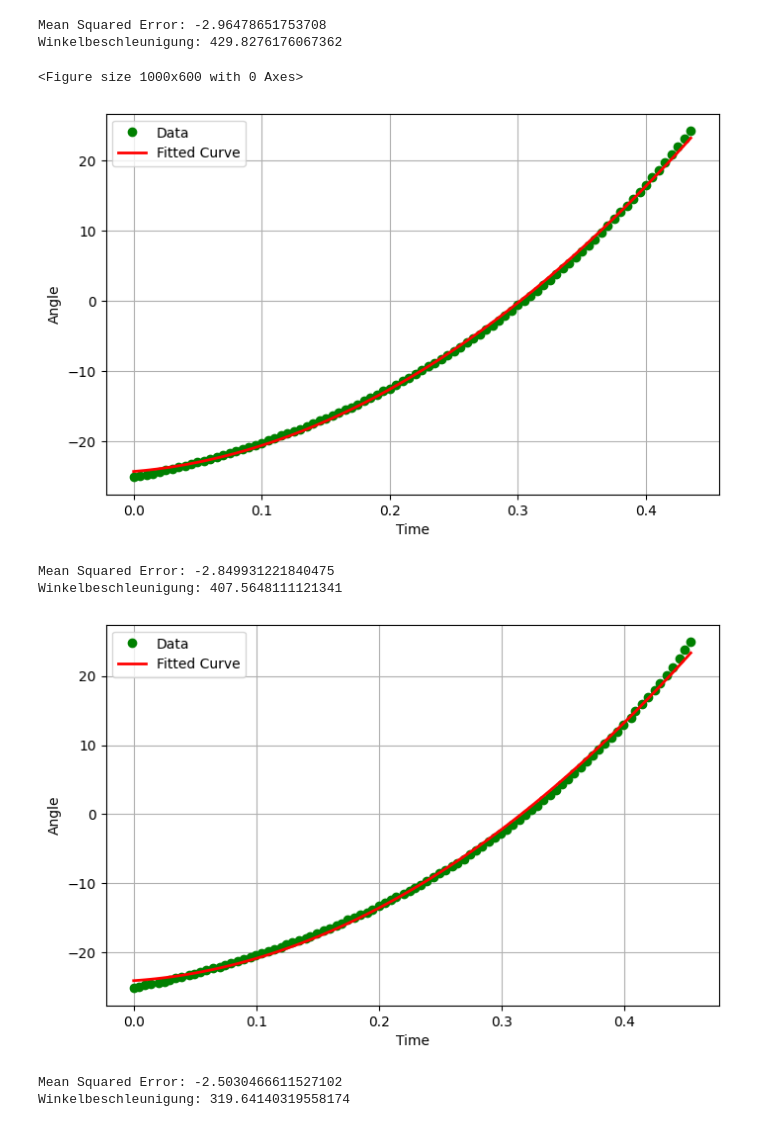
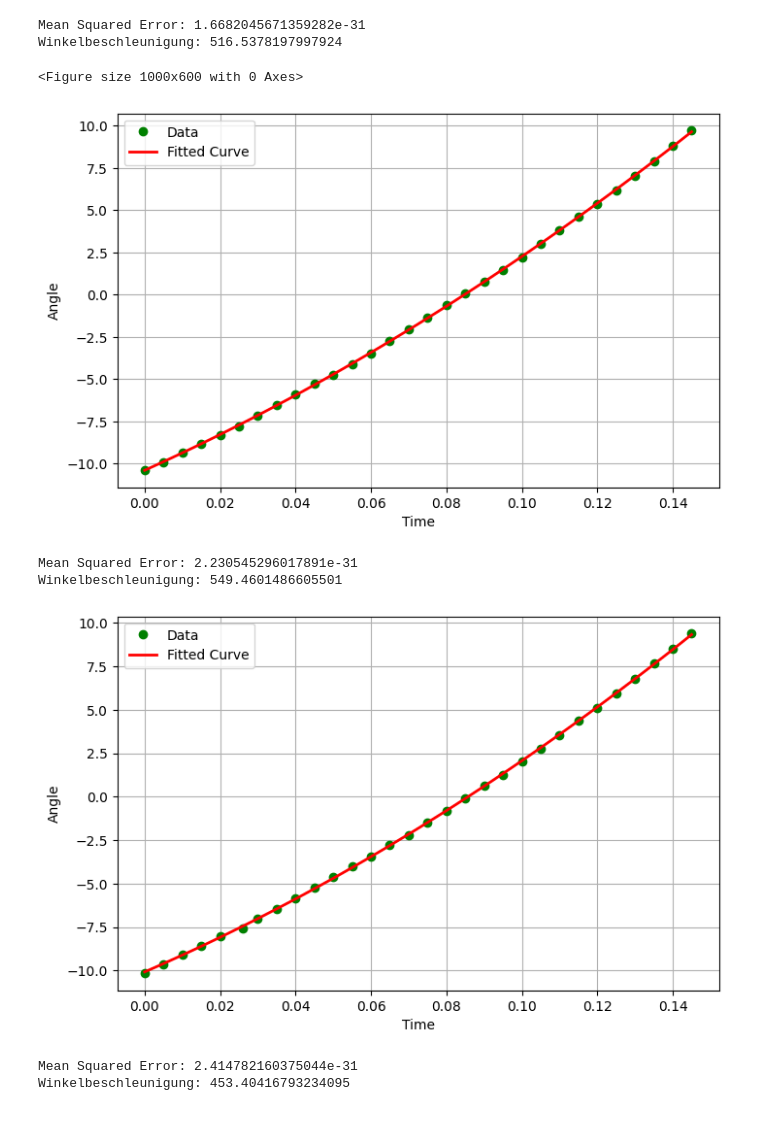
Before and after one commit to maxschwe/QuadrocopterSystem, a Jupyter notebook: identification/identification_inertia.ipynb, the cells around one changed output. Cells and saved outputs as stored; diff of their text form; code cells hidden in the pictures.

```diff
--- a/identification/identification_inertia.ipynb
+++ b/identification/identification_inertia.ipynb
@@ -43,7 +43,7 @@ def detect_rising_flank(signal, max_dips, rise_start_range, rising_end):
 df = pd.read_csv("measurements_roll/measurements_roll_12N_0.2Nm.csv")
 
 # Detect rising flanks on 'roll' column
-rises = detect_rising_flank(df["roll_deg"], max_dips=10, rise_start_range=(-15, 0), rising_end=15)
+rises = detect_rising_flank(df["roll_deg"], max_dips=5, rise_start_range=(-10, 0), rising_end=10)
 
 plt.figure(figsize=(10, 6))
 
@@ -66,43 +66,40 @@ def fit_quadratic(x, y):
     # polynomial fit on selected range
     coeffs = np.polyfit(x, y, 2)
 
-    mse = np.mean(y - np.polyval(coeffs, x)**2) / np.size(y)
+    mse = np.mean(y - np.polyval(coeffs, x))**2 / np.size(y)
     print(f"Mean Squared Error: {mse}")
 
     print(f"Winkelbeschleunigung: {2 * coeffs[0]}")
 
     plt.figure(figsize=(8,5))
     plt.plot(x, y, 'go', label='Data')
 
     x_fit = np.linspace(np.min(x), np.max(x), 100)
     y_fit = np.polyval(coeffs, x_fit)
 
     # Plot the quadratic fit
     plt.plot(x_fit, y_fit, 'r-', linewidth=2, label='Fitted Curve')
 
     plt.xlabel('Time')
     plt.ylabel('Angle')
     plt.legend()
     plt.grid(True)
     plt.show()
 
 
 plt.figure(figsize=(10, 6))
 
 for i in range(len(rises)):
     selected_part = df.iloc[rises[i][0]:rises[i][1]]
 
     fit_quadratic(selected_part["timestamp_iso"] - selected_part["timestamp_iso"].iloc[0], selected_part["roll_deg"])
-
-plt.legend()
-plt.show()
 # %% [output]
-Mean Squared Error: -2.96478651753708
-Winkelbeschleunigung: 429.8276176067362
+Mean Squared Error: 1.6682045671359282e-31
+Winkelbeschleunigung: 516.5378197997924
 <Figure size 1000x600 with 0 Axes>
-[figure, old version]
+[figure, new version]
-Mean Squared Error: -2.849931221840475
-Winkelbeschleunigung: 407.5648111121341
+Mean Squared Error: 2.230545296017891e-31
+Winkelbeschleunigung: 549.4601486605501
-[figure, old version]
+[figure, new version]
-Mean Squared Error: -2.5030466611527102
-Winkelbeschleunigung: 319.64140319558174
+Mean Squared Error: 2.414782160375044e-31
+Winkelbeschleunigung: 453.40416793234095
```
Also changed, not shown: parts of 3 cells of this notebook, 4 other files.
